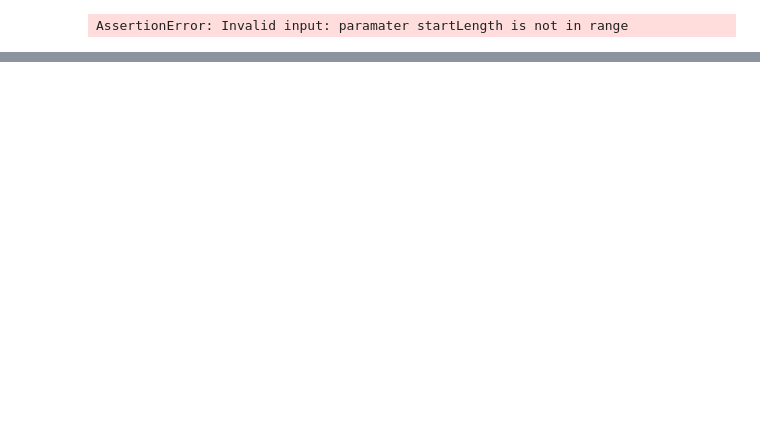
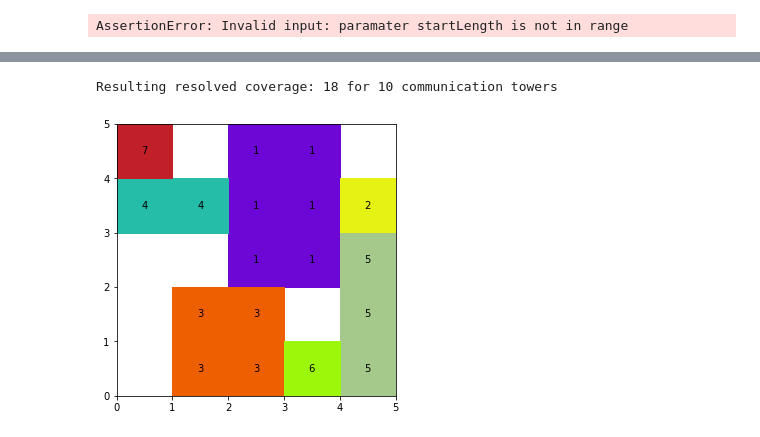
Before and after one commit to kevinucsd2018/ECE143_individual_project, a Jupyter notebook: ECE+143.ipynb, the cells around one changed output, grey strips where cells are left out. Drawn from its saved outputs; the diff is of its cells as text; code cells hidden in the pictures; blank space fills up the shorter version.

```diff
--- a/ECE+143.ipynb
+++ b/ECE+143.ipynb
@@ -242,0 +281,16 @@ AssertionError: Invalid input: paramater startLength is not in range
+# %%
+n = 10
+xLim = yLim = 5
+obj = MyClass(xLim, yLim)
+for j in range(0, n):
+    startLength = random.randint(0, xLim - 2)
+    startWidth = random.randint(0, yLim - 2)
+    endLength = random.randint(startLength + 1, xLim)
+    endWidth = random.randint(startWidth + 1, yLim)
+    value = obj.add(startLength, startWidth, endLength, endWidth)
+    if value == 0: break
+print ('Resulting resolved coverage: ' + str(obj.getCurrentArea()) + ' for ' + str(n) + ' communication towers')
+obj.displayMap()
+# %% [output]
+Resulting resolved coverage: 18 for 10 communication towers
+[figure, added]
```
Also changed, not shown: parts of 24 cells of this notebook.
